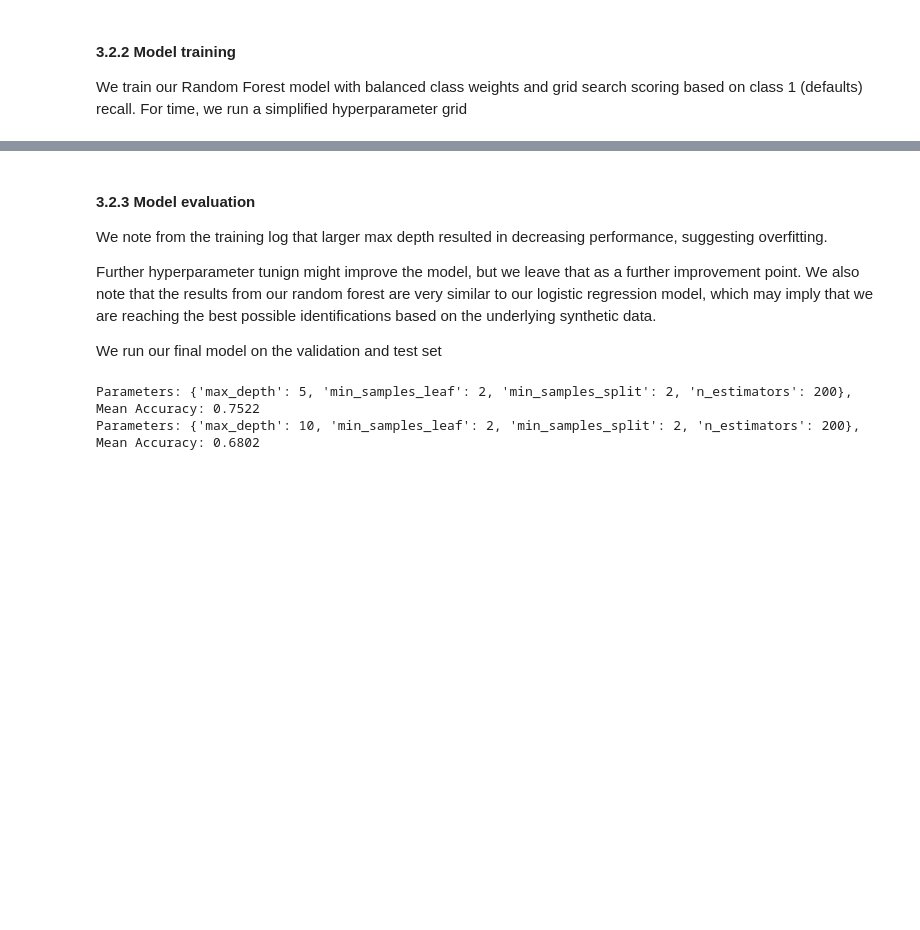
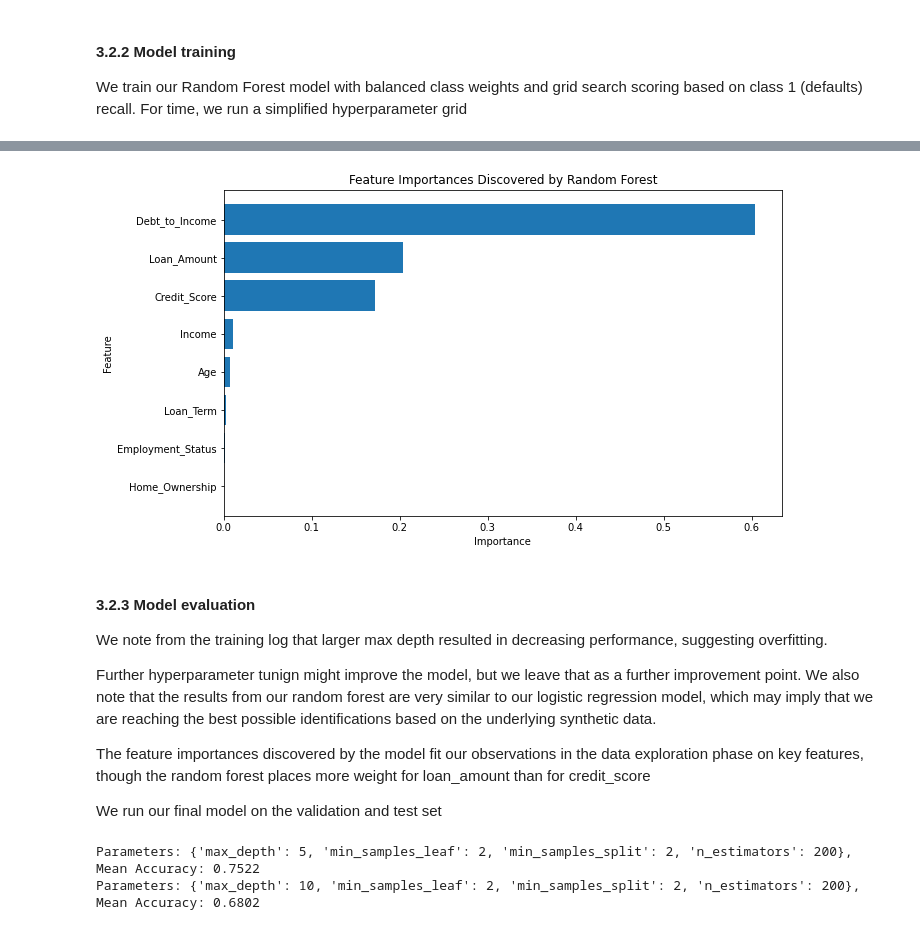
Before and after one commit to GriffonCode/Banking-May, a Jupyter notebook: loan_default_random_forest.ipynb, the cells around one changed output, grey strips where cells are left out. Cells and saved outputs as stored; diff of their text form; code cells hidden in the pictures; blank space fills up the shorter version.

```diff
--- a/loan_default_random_forest.ipynb
+++ b/loan_default_random_forest.ipynb
@@ -176,12 +176,37 @@ Validation Accuracy: 0.7399
 weighted avg       0.84      0.74      0.77     10000
 
 Validation Recall for Class 1: 0.7463
+# %%
+# Extract feature importances
+feature_importances = model.feature_importances_
+
+# Create a DataFrame for better visualization
+features = pd.DataFrame({
+    'Feature': X_train.columns,
+    'Importance': feature_importances
+})
+
+# Sort the DataFrame by importance
+features = features.sort_values(by='Importance', ascending=False)
+
+# Plot the feature importances
+plt.figure(figsize=(10, 6))
+plt.barh(features['Feature'], features['Importance'])
+plt.xlabel('Importance')
+plt.ylabel('Feature')
+plt.title('Feature Importances Discovered by Random Forest')
+plt.gca().invert_yaxis()
+plt.show()
+# %% [output]
+[figure, added]
 # %% [markdown]
 #### 3.2.3 Model evaluation
 We note from the training log that larger max depth resulted in decreasing performance, suggesting overfitting.
 
 Further hyperparameter tunign might improve the model, but we leave that as a further improvement point. We also note that the results from our random forest are very similar to our logistic regression model, which may imply that we are reaching the best possible identifications based on the underlying synthetic data.
 
+The feature importances discovered by the model fit our observations in the data exploration phase on key features, though the random forest places more weight for loan_amount than for credit_score
+
 We run our final model on the validation and test set
 # %%
 # Extract mean test scores (accuracy) for each parameter combination
```
Also changed, not shown: parts of 1 cell of this notebook, 2 other files.
